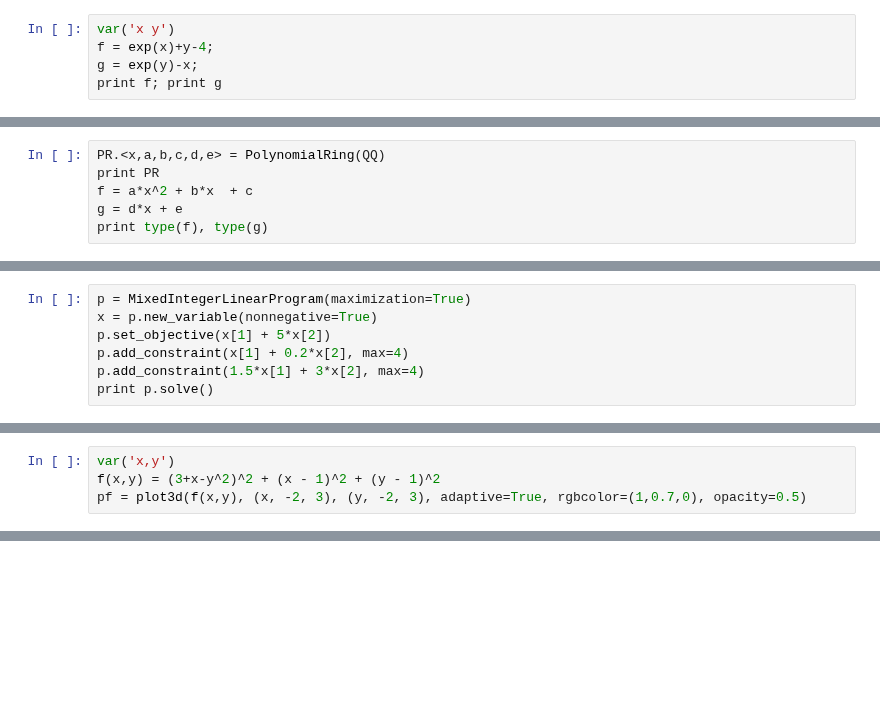
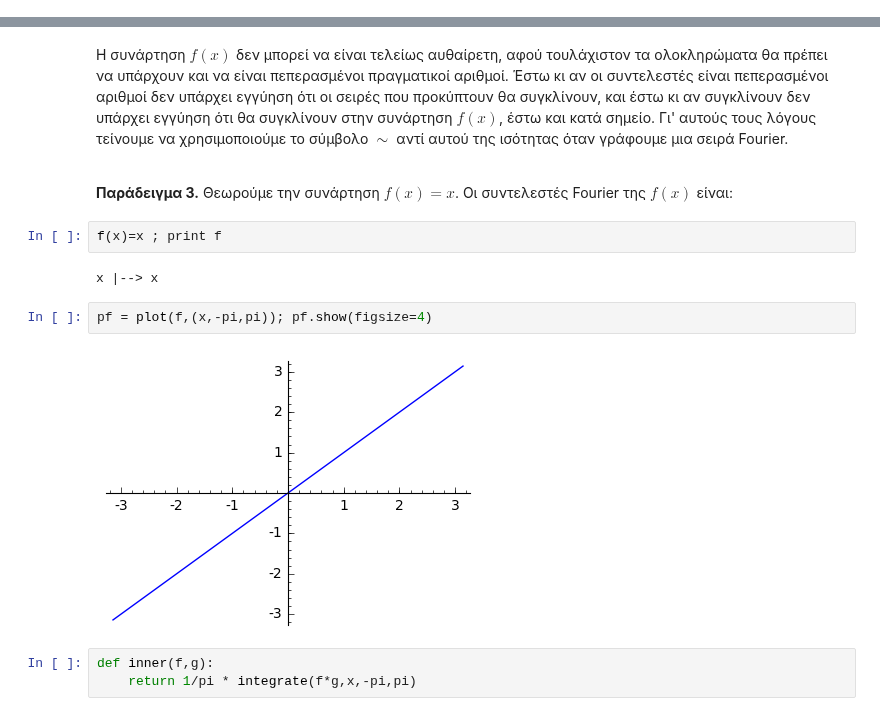
Before and after one commit to tasostongas/lectures_sage, a Jupyter notebook: chapter7.ipynb, the cells around one changed output, grey strips where cells are left out. Saved outputs shown, nothing was run; the diff lists cells and outputs as text; blank space fills up the shorter version.

```diff
--- a/chapter7.ipynb
+++ b/chapter7.ipynb
@@ -275,5 +0,0 @@ $$ f(x,y) := e^x + y-4=0\,, \qquad g(x,y) := e^y - x  =0 \,, \qquad x,y\in \math
-# %%
-var('x y')
-f = exp(x)+y-4;
-g = exp(y)-x;
-print f; print g
@@ -489,6 +0,0 @@ $$ f(x) = a\,x^2 + b\,x+c\,,\qquad g(x)=d\,x+e\,, $$<br>
-# %%
-PR.<x,a,b,c,d,e> = PolynomialRing(QQ)
-print PR
-f = a*x^2 + b*x  + c
-g = d*x + e
-print type(f), type(g)
@@ -614,7 +0,0 @@ $$
-# %%
-p = MixedIntegerLinearProgram(maximization=True)
-x = p.new_variable(nonnegative=True)
-p.set_objective(x[1] + 5*x[2])
-p.add_constraint(x[1] + 0.2*x[2], max=4)
-p.add_constraint(1.5*x[1] + 3*x[2], max=4)
-print p.solve()
@@ -683,4 +0,0 @@ $$ f(x,y) = (3+x-y^2)^2 + (x - 1)^2 + (y - 1)^2 \,.$$ <br>
-# %%
-var('x,y')
-f(x,y) = (3+x-y^2)^2 + (x - 1)^2 + (y - 1)^2
-pf = plot3d(f(x,y), (x, -2, 3), (y, -2, 3), adaptive=True, rgbcolor=(1,0.7,0), opacity=0.5)
@@ -803,0 +116,15 @@ minimum at (0.7660444433518, 1.87938524199908) with value 0.8827888082853408
+# %% [markdown]
+Η συνάρτηση $f(x)$ δεν μπορεί να είναι τελείως αυθαίρετη, αφού τουλάχιστον τα ολοκληρώματα θα πρέπει να υπάρχουν και να είναι πεπερασμένοι πραγματικοί αριθμοί. Έστω κι αν οι συντελεστές είναι πεπερασμένοι αριθμοί δεν υπάρχει εγγύηση ότι οι σειρές που προκύπτουν θα συγκλίνουν, και έστω κι αν συγκλίνουν δεν υπάρχει εγγύηση ότι θα συγκλίνουν στην συνάρτηση $f(x)$, έστω και κατά σημείο. Γι' αυτούς τους λόγους τείνουμε να χρησιμοποιούμε το σύμβολο $\sim$ αντί αυτού της ισότητας όταν γράφουμε μια σειρά Fourier.<br><br>
+
+**Παράδειγμα 3.** Θεωρούμε την συνάρτηση $f(x) = x$. Οι συντελεστές Fourier της $f(x)$ είναι:
+# %%
+f(x)=x ; print f
+# %% [output]
+x |--> x
+# %%
+pf = plot(f,(x,-pi,pi)); pf.show(figsize=4)
+# %% [output]
+[figure, added]
+# %%
+def inner(f,g):
+    return 1/pi * integrate(f*g,x,-pi,pi)
```
Also changed, not shown: parts of 253 cells of this notebook.
